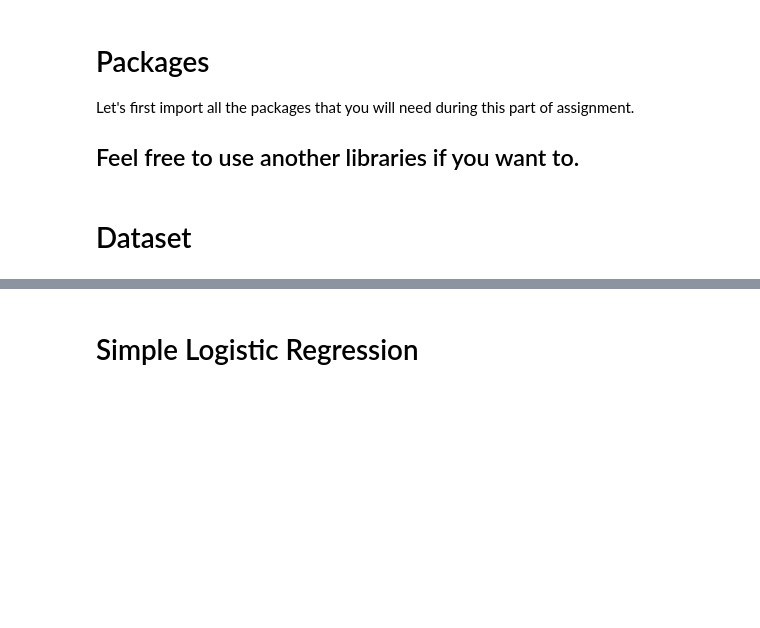
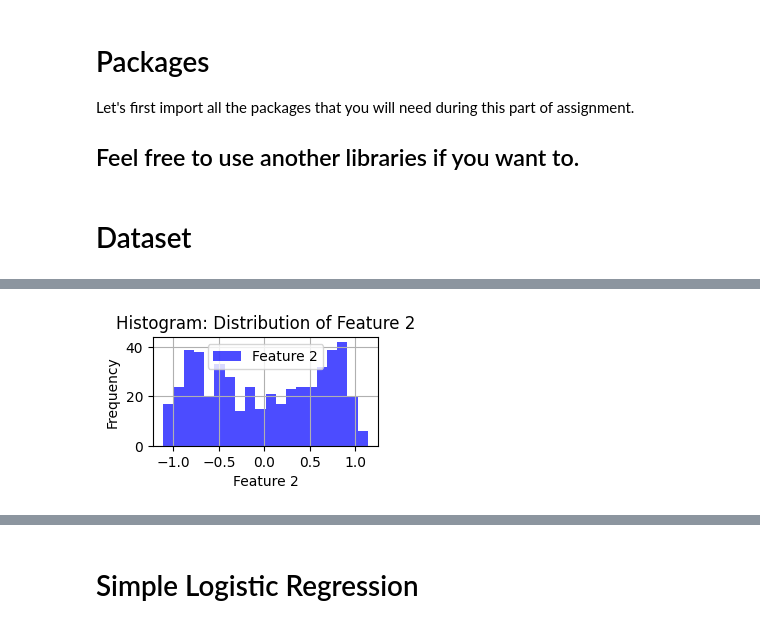
Before and after one commit to arbelkatzir/TAU, a Jupyter notebook: DL/HW1/HW new.ipynb, the cells around one changed output, grey strips where cells are left out. Saved outputs shown, nothing was run; the diff lists cells and outputs as text; code cells hidden in the pictures; blank space fills up the shorter version.

```diff
--- a/DL/HW1/HW new.ipynb
+++ b/DL/HW1/HW new.ipynb
@@ -60,0 +90,11 @@ x_train, x_test, y_train, y_test = train_test_split(x, y, test_size=0.3)
+# %%
+# 2. Histogram:
+plt.subplot(3, 2, 2)
+plt.hist(x[:, 1], bins=20, alpha=0.7, color="blue", label="Feature 2")
+plt.title("Histogram: Distribution of Feature 2")
+plt.xlabel("Feature 2")
+plt.ylabel("Frequency")
+plt.legend()
+plt.grid(True)
+# %% [output]
+[figure, added]
```
Also changed, not shown: parts of 23 cells of this notebook.
